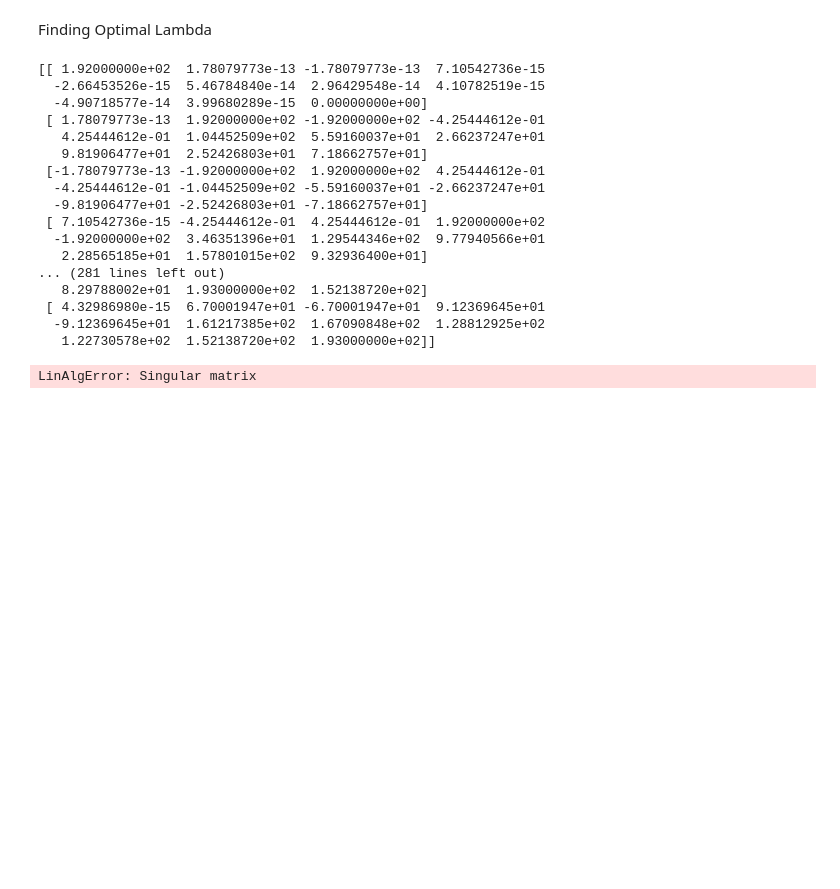
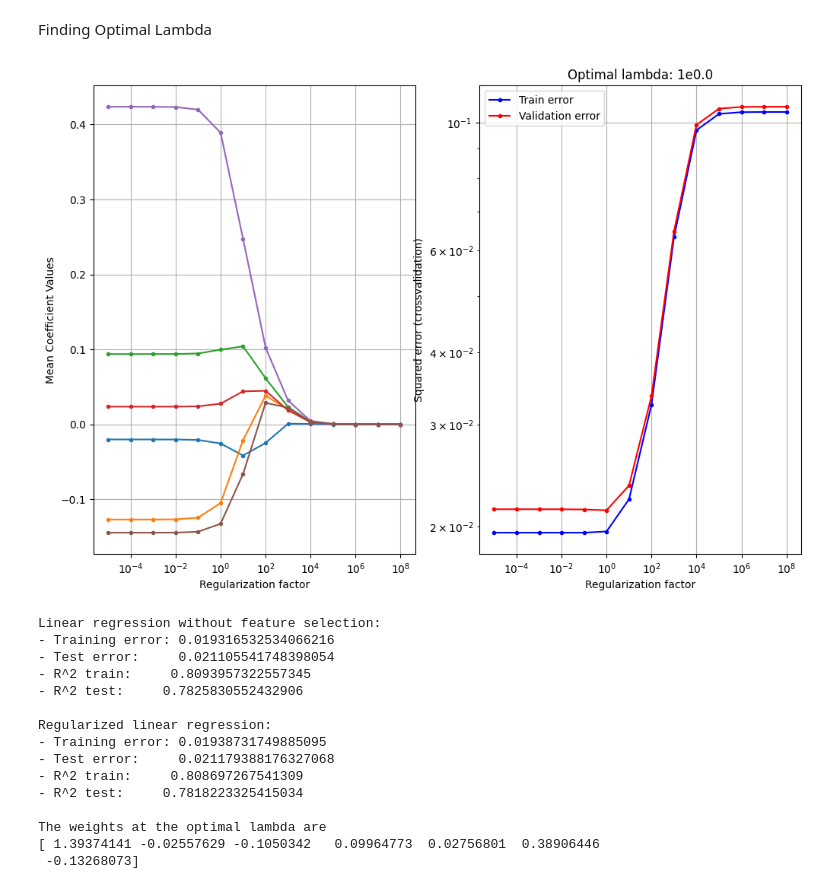
Before and after one commit to JohnOng123/02450-Project-2, a Jupyter notebook: Regression_Part_A.ipynb, the cells around one changed output. Drawn from its saved outputs; the diff is of its cells as text; code cells hidden in the pictures; blank space fills up the shorter version.

```diff
--- a/Regression_Part_A.ipynb
+++ b/Regression_Part_A.ipynb
@@ -231,9 +241,11 @@ Linear regression with feature selection:
 Finding Optimal Lambda
 # %%
 # Add offset attribute
-X = data_adj
+
+X = np.concatenate((data_adj[:,0:3], data_adj[:,5:]), 1)
 X = np.concatenate((np.ones((X.shape[0], 1)), X), 1)
 N, M = X.shape
+
 
 attributeNames = np.concatenate((["Offset"], attributeNames))
 M = M + 1
@@ -300,8 +312,9 @@ for train_index, test_index in CV.split(X, y):
     # Estimate weights for the optimal value of lambda, on entire training set
     lambdaI = opt_lambda * np.eye(M-1)
     lambdaI[0, 0] = 0  # Do no regularize the bias term
-    print(XtX)
+
     w_rlr[:, k] = np.linalg.solve(XtX + lambdaI, Xty).squeeze()
+
     # Compute mean squared error with regularization with optimal lambda
     Error_train_rlr[k] = (
         np.square(y_train - X_train @ w_rlr[:, k]).sum(axis=0) / y_train.shape[0]
@@ -358,48 +371,49 @@ show()
 print("Linear regression without feature selection:")
 print("- Training error: {0}".format(Error_train.mean()))
 print("- Test error:     {0}".format(Error_test.mean()))
 print(
     "- R^2 train:     {0}".format(
         (Error_train_nofeatures.sum() - Error_train.sum())
         / Error_train_nofeatures.sum()
     )
 )
 print(
     "- R^2 test:     {0}\n".format(
         (Error_test_nofeatures.sum() - Error_test.sum()) / Error_test_nofeatures.sum()
     )
 )
 print("Regularized linear regression:")
 print("- Training error: {0}".format(Error_train_rlr.mean()))
 print("- Test error:     {0}".format(Error_test_rlr.mean()))
 print(
     "- R^2 train:     {0}".format(
         (Error_train_nofeatures.sum() - Error_train_rlr.sum())
         / Error_train_nofeatures.sum()
     )
 )
 print(
     "- R^2 test:     {0}\n".format(
         (Error_test_nofeatures.sum() - Error_test_rlr.sum())
         / Error_test_nofeatures.sum()
     )
 )
+
+print("The weights at the optimal lambda are ")
+print(mean_w_vs_lambda.T[5,:])
 # %% [output]
+[figure, added]
-[[ 1.92000000e+02  1.78079773e-13 -1.78079773e-13  7.10542736e-15
-  -2.66453526e-15  5.46784840e-14  2.96429548e-14  4.10782519e-15
-  -4.90718577e-14  3.99680289e-15  0.00000000e+00]
- [ 1.78079773e-13  1.92000000e+02 -1.92000000e+02 -4.25444612e-01
-   4.25444612e-01  1.04452509e+02  5.59160037e+01  2.66237247e+01
-   9.81906477e+01  2.52426803e+01  7.18662757e+01]
- [-1.78079773e-13 -1.92000000e+02  1.92000000e+02  4.25444612e-01
-  -4.25444612e-01 -1.04452509e+02 -5.59160037e+01 -2.66237247e+01
-  -9.81906477e+01 -2.52426803e+01 -7.18662757e+01]
- [ 7.10542736e-15 -4.25444612e-01  4.25444612e-01  1.92000000e+02
-  -1.92000000e+02  3.46351396e+01  1.29544346e+02  9.77940566e+01
-   2.28565185e+01  1.57801015e+02  9.32936400e+01]
-... (281 lines left out)
-   8.29788002e+01  1.93000000e+02  1.52138720e+02]
- [ 4.32986980e-15  6.70001947e+01 -6.70001947e+01  9.12369645e+01
-  -9.12369645e+01  1.61217385e+02  1.67090848e+02  1.28812925e+02
-   1.22730578e+02  1.52138720e+02  1.93000000e+02]]
+Linear regression without feature selection:
+- Training error: 0.019316532534066216
+- Test error:     0.021105541748398054
+- R^2 train:     0.8093957322557345
+- R^2 test:     0.7825830552432906
+
+Regularized linear regression:
+- Training error: 0.01938731749885095
+- Test error:     0.021179388176327068
+- R^2 train:     0.808697267541309
+- R^2 test:     0.7818223325415034
+
+The weights at the optimal lambda are
+[ 1.39374141 -0.02557629 -0.1050342   0.09964773  0.02756801  0.38906446
+ -0.13268073]
-LinAlgError: Singular matrix
```
Also changed, not shown: parts of 4 cells of this notebook.
